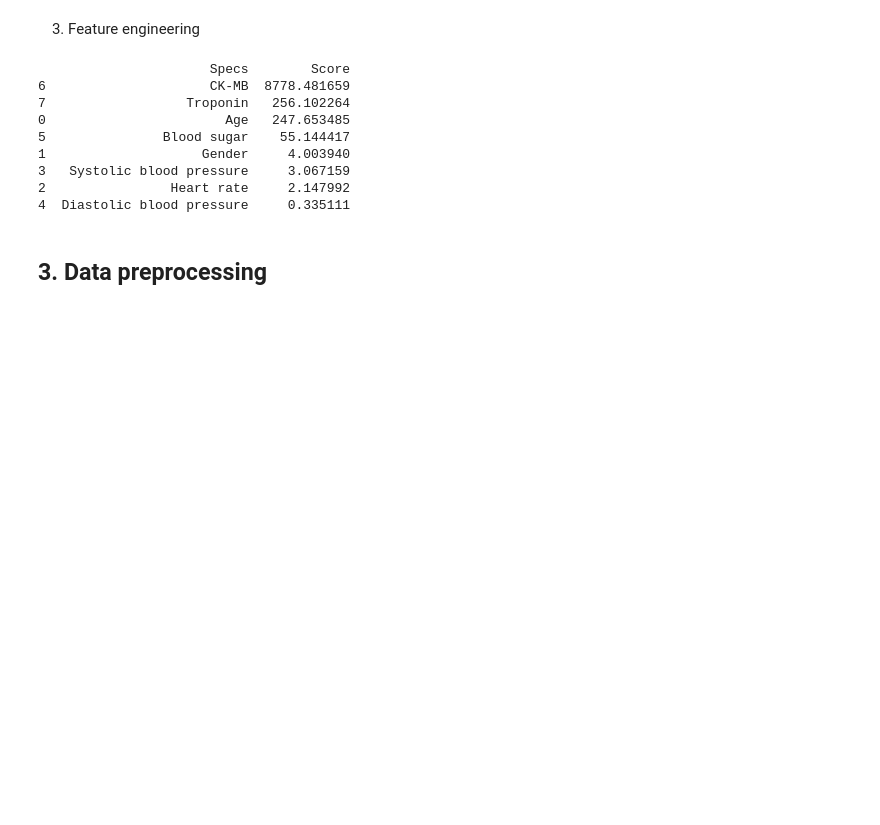
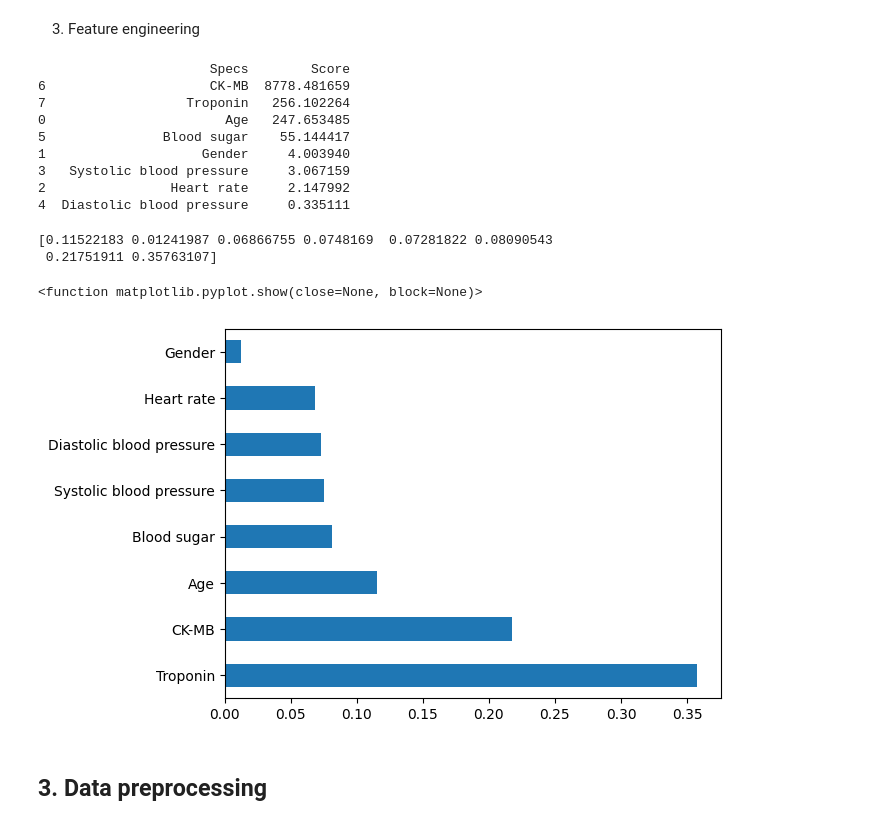
Before and after one commit to Phionanamugga/EDA_Cardiac_Biomarkers_and_Disease_Diagnosis, a Jupyter notebook: diagnosis.ipynb, the cells around one changed output. Cells and saved outputs as stored; diff of their text form; code cells hidden in the pictures; blank space fills up the shorter version.

Commit message:
checks importance of each feature towards the positive or negative results of patients

```diff
--- a/diagnosis.ipynb
+++ b/diagnosis.ipynb
@@ -136,6 +137,21 @@ print(featureScores.sort_values(by='Score', ascending=False))
 3   Systolic blood pressure     3.067159
 2                Heart rate     2.147992
 4  Diastolic blood pressure     0.335111
+# %%
+# checking importance of each feature towards the positive or negative results of patients
+model = ExtraTreesClassifier()
+model.fit(X,y)
+print(model.feature_importances_)
+# %% [output]
+[0.11522183 0.01241987 0.06866755 0.0748169  0.07281822 0.08090543
+ 0.21751911 0.35763107]
+# %%
+feature_importances = pd.Series(model.feature_importances_, index = X.columns)
+feature_importances.nlargest(10).plot(kind= 'barh')
+plt.show
+# %% [output]
+<function matplotlib.pyplot.show(close=None, block=None)>
+[figure, added]
 # %% [markdown]
 ## 3. Data preprocessing
 # %%
```
Also changed, not shown: parts of 2 cells of this notebook.
